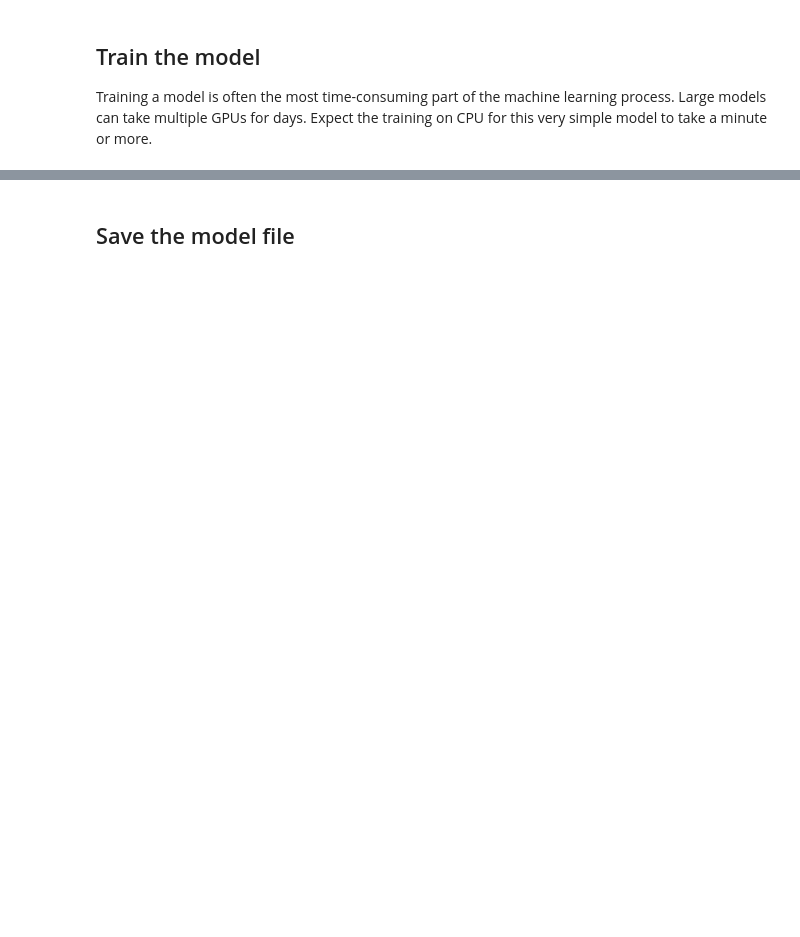
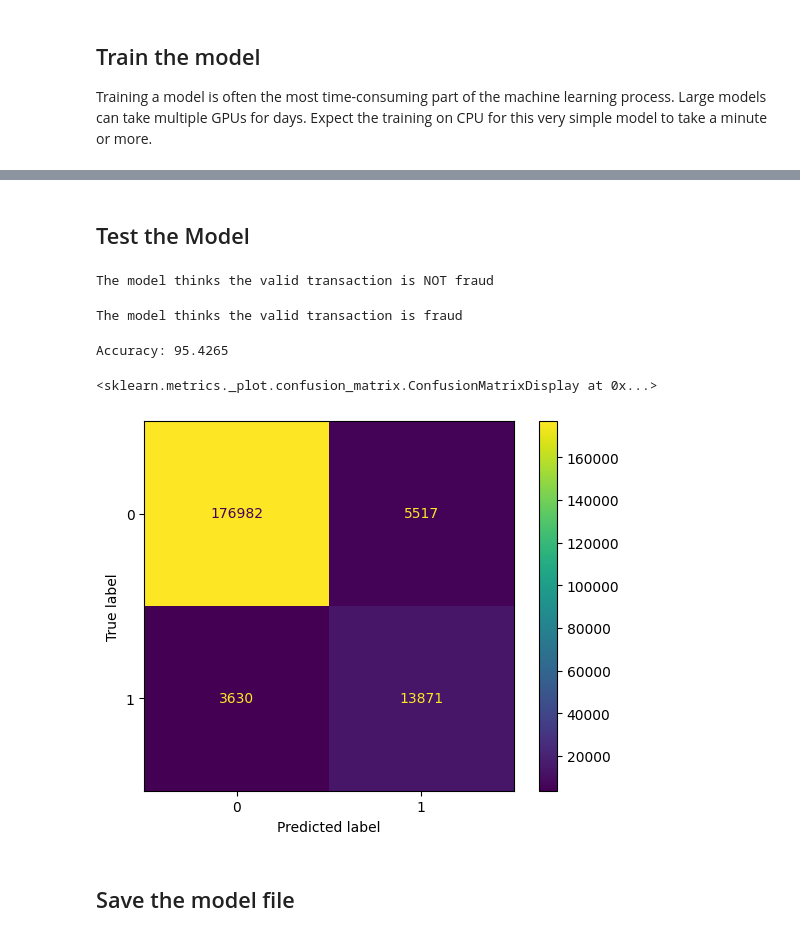
Before and after one commit to rh-aiservices-bu/fraud-detection, a Jupyter notebook: 1_experiment_train.ipynb, the cells around one changed output, grey strips where cells are left out. Cells and saved outputs as stored; diff of their text form; code cells hidden in the pictures; blank space fills up the shorter version.

Commit message:
PyTorch conversion

```diff
--- a/1_experiment_train.ipynb
+++ b/1_experiment_train.ipynb
@@ -87,0 +73,10 @@ model.summary()
+# %%
+import torch
+
+device = (
+    "cuda" if torch.cuda.is_available()
+    else "mps" if torch.backends.mps.is_available()
+    else "cpu"
+)
+
+device
@@ -88,13 +108,15 @@ model.summary()
+# %%
+loss_fn = nn.BCEWithLogitsLoss(pos_weight=pos_weight)
+
+# optimizer = torch.optim.SGD(params=model.parameters(), lr=0.01)
+optimizer = optim.Adam(params=model.parameters(), lr=0.01)
+
+
+def accuracy_fn(y_pred, y_actual):
+    correct = torch.eq(torch.round(y_pred), y_actual).sum().item()
+    acc = (correct / len(y_pred)) * 100
+    return acc
 # %% [markdown]
 ## Train the model
 
 Training a model is often the most time-consuming part of the machine learning process.  Large models can take multiple GPUs for days.  Expect the training on CPU for this very simple model to take a minute or more.
-# %%
-# Train the model and get performance
-import os
-
-epochs = 2
-history = model.fit(X_train, y_train, epochs=epochs, \
-                    validation_data=(scaler.transform(X_val.values),y_val), \
-                    verbose = True, class_weight = class_weights)
-print("Training of model is complete")
@@ -100,0 +172,2 @@ print("Training of model is complete")
+# %% [markdown]
+## Test the Model
@@ -101,2 +188,34 @@ print("Training of model is complete")
+# %%
+# valid transaction
+valid_tx = [[0.0, 1.0, 1.0, 1.0, 0.0]]
+prediction = run_inference(valid_tx)
+print(f"The model thinks the valid transaction is {prediction}")
+# %% [output]
+The model thinks the valid transaction is NOT fraud
+# %%
+# fraudulent use case
+fraud_tx = [[100, 1.2, 0.0, 0.0, 1.0]]
+prediction = run_inference(fraud_tx)
+print(f"The model thinks the valid transaction is {prediction}")
+# %% [output]
+The model thinks the valid transaction is fraud
+# %%
+### Testing
+model.eval()
+with torch.inference_mode():
+    y_pred = model(X_test).squeeze()
+    acc = accuracy_fn(y_pred, y_test)
+# %%
+from sklearn.metrics import confusion_matrix, ConfusionMatrixDisplay
+from matplotlib import pyplot as plt
+
+print(f"Accuracy: {acc}")
+
+c_matrix = confusion_matrix(y_test, torch.round(y_pred))
+ConfusionMatrixDisplay(c_matrix).plot()
+# %% [output]
+Accuracy: 95.4265
+<sklearn.metrics._plot.confusion_matrix.ConfusionMatrixDisplay at 0x...>
+[figure, added]
 # %% [markdown]
 ## Save the model file
```
Also changed, not shown: parts of 24 cells of this notebook, 1 other file.
